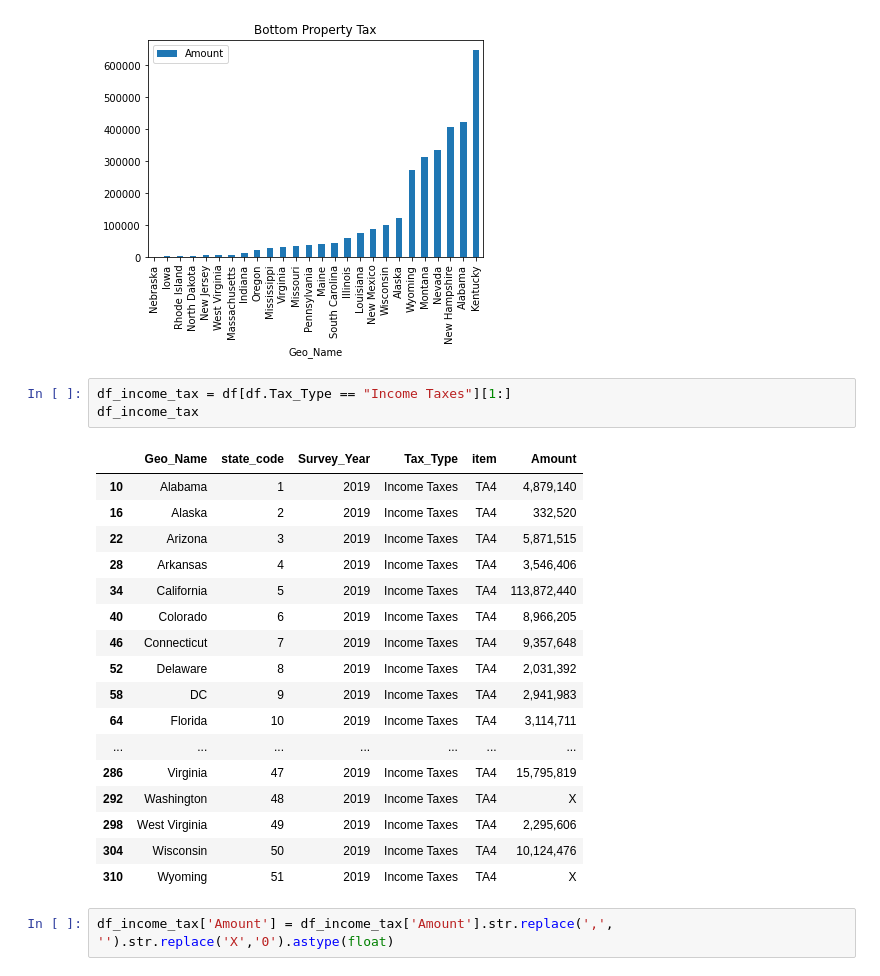
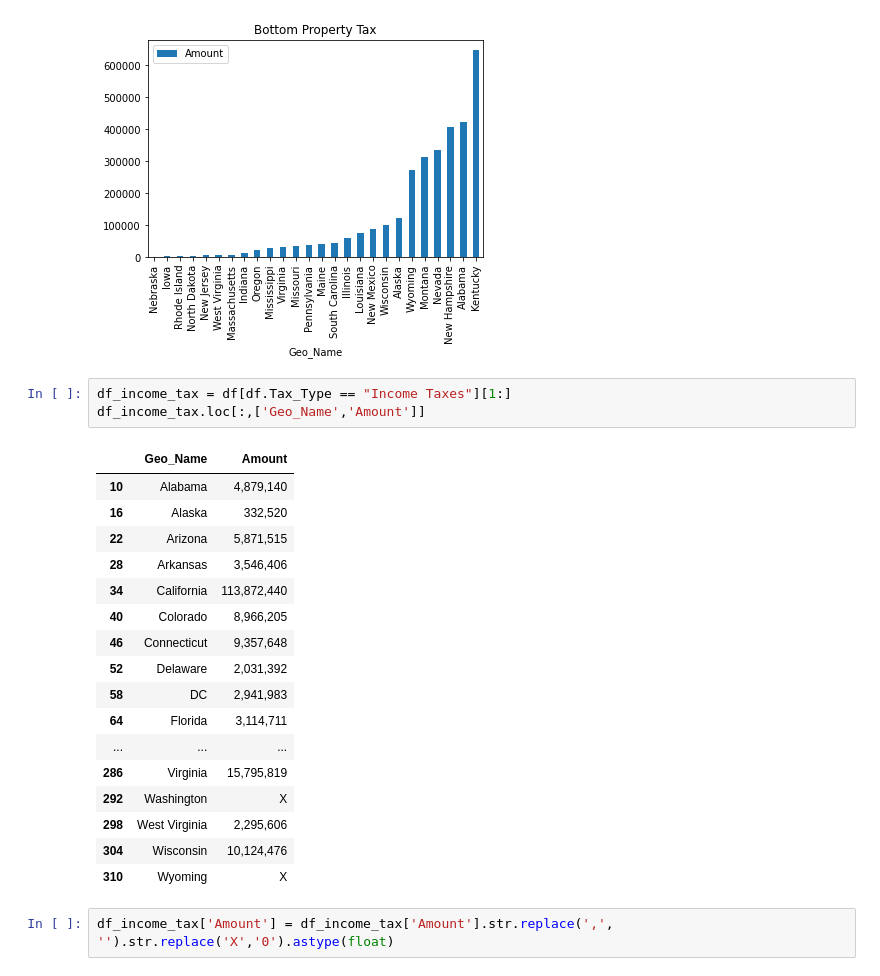
Before and after one commit to dperique/pandas_examples, a Jupyter notebook: us_property_and_income_tax.ipynb, the cells around one changed output. Saved outputs shown, nothing was run; the diff lists cells and outputs as text.

```diff
--- a/us_property_and_income_tax.ipynb
+++ b/us_property_and_income_tax.ipynb
@@ -180,25 +174,25 @@ bottom_prop.plot(kind='bar', x='Geo_Name', y='Amount', title='Bottom Property Ta
 [figure]
 # %%
 df_income_tax = df[df.Tax_Type == "Income Taxes"][1:]
-df_income_tax
+df_income_tax.loc[:,['Geo_Name','Amount']]
 # %% [output]
-|  | Geo_Name | state_code | Survey_Year | Tax_Type | item | Amount |
-| 10 | Alabama | 1 | 2019 | Income Taxes | TA4 | 4,879,140 |
-| 16 | Alaska | 2 | 2019 | Income Taxes | TA4 | 332,520 |
-| 22 | Arizona | 3 | 2019 | Income Taxes | TA4 | 5,871,515 |
-| 28 | Arkansas | 4 | 2019 | Income Taxes | TA4 | 3,546,406 |
-| 34 | California | 5 | 2019 | Income Taxes | TA4 | 113,872,440 |
-| 40 | Colorado | 6 | 2019 | Income Taxes | TA4 | 8,966,205 |
-| 46 | Connecticut | 7 | 2019 | Income Taxes | TA4 | 9,357,648 |
-| 52 | Delaware | 8 | 2019 | Income Taxes | TA4 | 2,031,392 |
-| 58 | DC | 9 | 2019 | Income Taxes | TA4 | 2,941,983 |
-| 64 | Florida | 10 | 2019 | Income Taxes | TA4 | 3,114,711 |
-| ... | ... | ... | ... | ... | ... | ... |
-| 286 | Virginia | 47 | 2019 | Income Taxes | TA4 | 15,795,819 |
-| 292 | Washington | 48 | 2019 | Income Taxes | TA4 | X |
-| 298 | West Virginia | 49 | 2019 | Income Taxes | TA4 | 2,295,606 |
-| 304 | Wisconsin | 50 | 2019 | Income Taxes | TA4 | 10,124,476 |
-| 310 | Wyoming | 51 | 2019 | Income Taxes | TA4 | X |
+|  | Geo_Name | Amount |
+| 10 | Alabama | 4,879,140 |
+| 16 | Alaska | 332,520 |
+| 22 | Arizona | 5,871,515 |
+| 28 | Arkansas | 3,546,406 |
+| 34 | California | 113,872,440 |
+| 40 | Colorado | 8,966,205 |
+| 46 | Connecticut | 9,357,648 |
+| 52 | Delaware | 2,031,392 |
+| 58 | DC | 2,941,983 |
+| 64 | Florida | 3,114,711 |
+| ... | ... | ... |
+| 286 | Virginia | 15,795,819 |
+| 292 | Washington | X |
+| 298 | West Virginia | 2,295,606 |
+| 304 | Wisconsin | 10,124,476 |
+| 310 | Wyoming | X |
 # %%
 df_income_tax['Amount'] = df_income_tax['Amount'].str.replace(',', '').str.replace('X','0').astype(float)
 # %%
```
Also changed, not shown: parts of 2 cells of this notebook.
